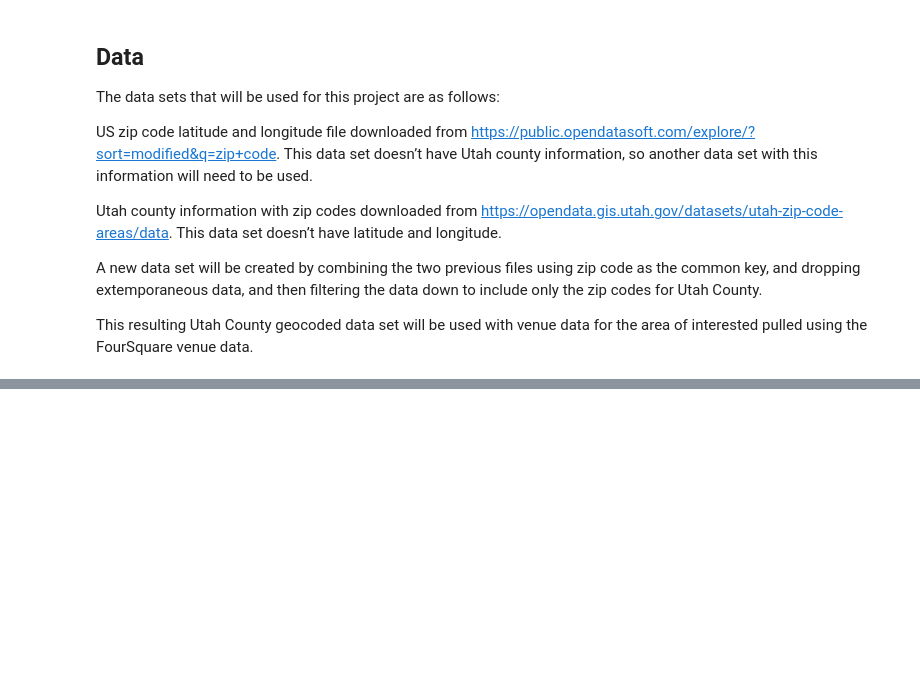
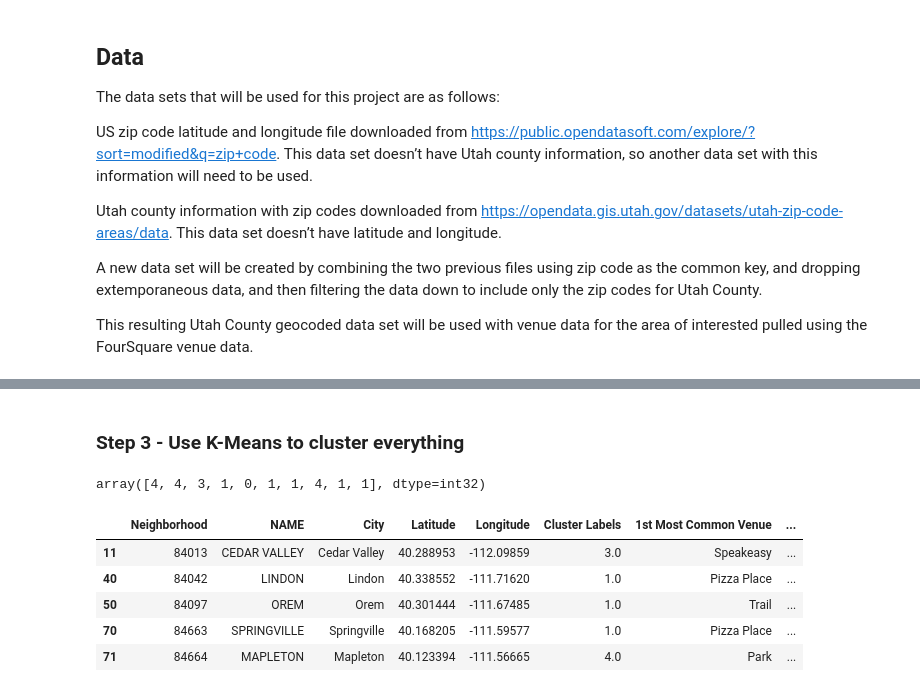
Before and after one commit to qkoller/Utah-County, a Jupyter notebook: Utah County Analysis.ipynb, the cells around one changed output, grey strips where cells are left out. Drawn from its saved outputs; the diff is of its cells as text; code cells hidden in the pictures; blank space fills up the shorter version.

```diff
--- a/Utah County Analysis.ipynb
+++ b/Utah County Analysis.ipynb
@@ -18,0 +276,23 @@ This resulting Utah County geocoded data set will be used with venue data for th
+# %%
+# Now to find the most common venues by neighborhood
+
+num_top_venues = 10
+
+indicators = ['st', 'nd', 'rd']
+
+# create columns according to number of top venues
+columns = ['Neighborhood']
+for ind in np.arange(num_top_venues):
+    try:
+        columns.append('{}{} Most Common Venue'.format(ind+1, indicators[ind]))
+    except:
+        columns.append('{}th Most Common Venue'.format(ind+1))
+
+# create a new dataframe
+neighborhoods_venues_sorted = pd.DataFrame(columns=columns)
+neighborhoods_venues_sorted['Neighborhood'] = UtahCountyVenues_grouped['Neighborhood']
+
+for ind in np.arange(UtahCountyVenues_grouped.shape[0]):
+    neighborhoods_venues_sorted.iloc[ind, 1:] = most_common_venues(UtahCountyVenues_grouped.iloc[ind, :], num_top_venues)
+
+neighborhoods_venues_sorted.head()
@@ -18,0 +306,32 @@ This resulting Utah County geocoded data set will be used with venue data for th
+# %% [markdown]
+### Step 3 - Use K-Means to cluster everything
+# %%
+kclusters = 5
+
+UtahCountyVenues_grouped_clustering = UtahCountyVenues_grouped.drop('Neighborhood', 1)
+
+# run k-means clustering
+kmeans = KMeans(n_clusters=kclusters, random_state=0).fit(UtahCountyVenues_grouped_clustering)
+
+# check cluster labels generated for each row in the dataframe
+kmeans.labels_[0:10]
+# %% [output]
+array([4, 4, 3, 1, 0, 1, 1, 4, 1, 1], dtype=int32)
+# %%
+# add clustering labels
+neighborhoods_venues_sorted.insert(0, 'Cluster Labels', kmeans.labels_)
+
+#neighborhoods_venues_sorted
+UtahCounty_merged = Geocode
+
+# merge toronto_grouped with toronto_data to add latitude/longitude for each neighborhood
+UtahCounty_merged = UtahCounty_merged.join(neighborhoods_venues_sorted.set_index('Neighborhood'), on='Neighborhood')
+
+UtahCounty_merged.head()
+# %% [output]
+|  | Neighborhood | NAME | City | Latitude | Longitude | Cluster Labels | 1st Most Common Venue | ... |
+| 11 | 84013 | CEDAR VALLEY | Cedar Valley | 40.288953 | -112.09859 | 3.0 | Speakeasy | ... |
+| 40 | 84042 | LINDON | Lindon | 40.338552 | -111.71620 | 1.0 | Pizza Place | ... |
+| 50 | 84097 | OREM | Orem | 40.301444 | -111.67485 | 1.0 | Trail | ... |
+| 70 | 84663 | SPRINGVILLE | Springville | 40.168205 | -111.59577 | 1.0 | Pizza Place | ... |
+| 71 | 84664 | MAPLETON | Mapleton | 40.123394 | -111.56665 | 4.0 | Park | ... |
```
Also changed, not shown: parts of 30 cells of this notebook.
